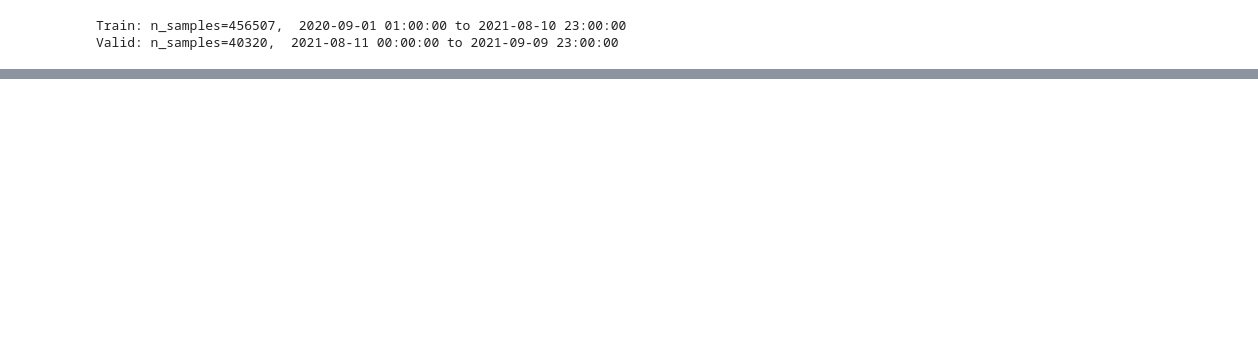
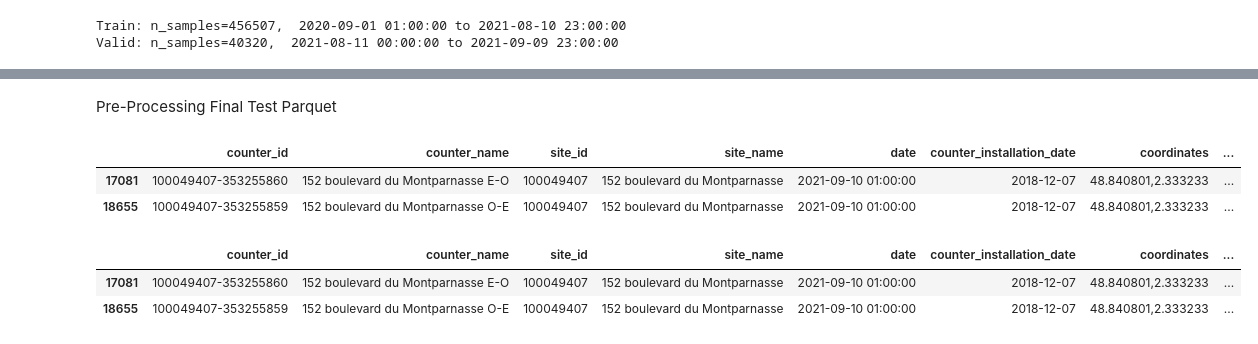
Before and after one commit to nishuastic/bike_counters, a Jupyter notebook: cleaned_data.ipynb, the cells around one changed output, grey strips where cells are left out. Drawn from its saved outputs; the diff is of its cells as text; code cells hidden in the pictures; blank space fills up the shorter version.

```diff
--- a/cleaned_data.ipynb
+++ b/cleaned_data.ipynb
@@ -531,0 +719,17 @@ X_train.head(5)
+# %% [markdown]
+Pre-Processing Final Test Parquet
+# %%
+final_test = utils.get_test_data()
+final_test.head(2)
+# %% [output]
+|  | counter_id | counter_name | site_id | site_name | date | counter_installation_date | coordinates | ... |
+| 17081 | 100049407-353255860 | 152 boulevard du Montparnasse E-O | 100049407 | 152 boulevard du Montparnasse | 2021-09-10 01:00:00 | 2018-12-07 | 48.840801,2.333233 | ... |
+| 18655 | 100049407-353255859 | 152 boulevard du Montparnasse O-E | 100049407 | 152 boulevard du Montparnasse | 2021-09-10 01:00:00 | 2018-12-07 | 48.840801,2.333233 | ... |
+# %%
+date_encoder = FunctionTransformer(_encode_dates, validate=False)
+final_test = date_encoder.fit_transform(final_test)
+final_test.head(2)
+# %% [output]
+|  | counter_id | counter_name | site_id | site_name | date | counter_installation_date | coordinates | ... |
+| 17081 | 100049407-353255860 | 152 boulevard du Montparnasse E-O | 100049407 | 152 boulevard du Montparnasse | 2021-09-10 01:00:00 | 2018-12-07 | 48.840801,2.333233 | ... |
+| 18655 | 100049407-353255859 | 152 boulevard du Montparnasse O-E | 100049407 | 152 boulevard du Montparnasse | 2021-09-10 01:00:00 | 2018-12-07 | 48.840801,2.333233 | ... |
```
Also changed, not shown: parts of 19 cells of this notebook, 1 other file.
